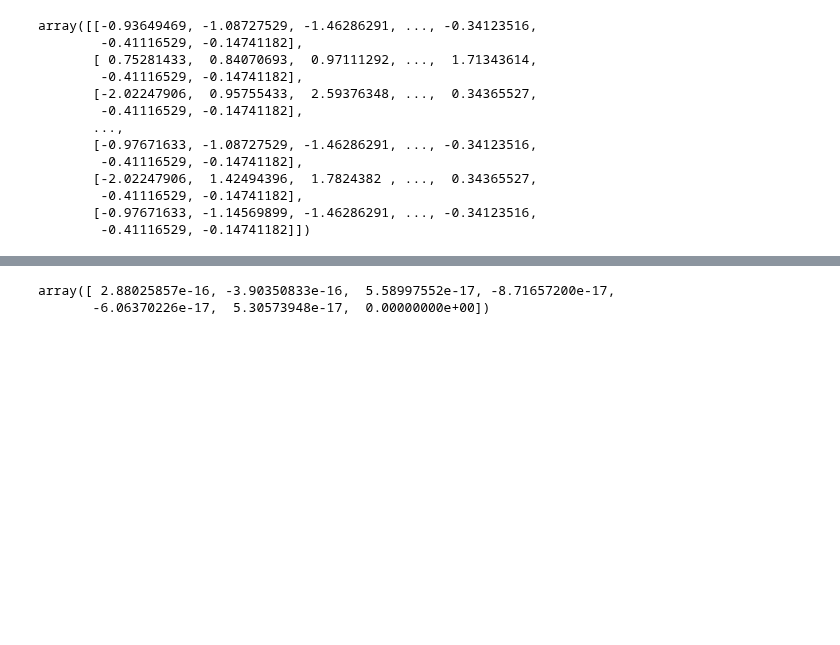
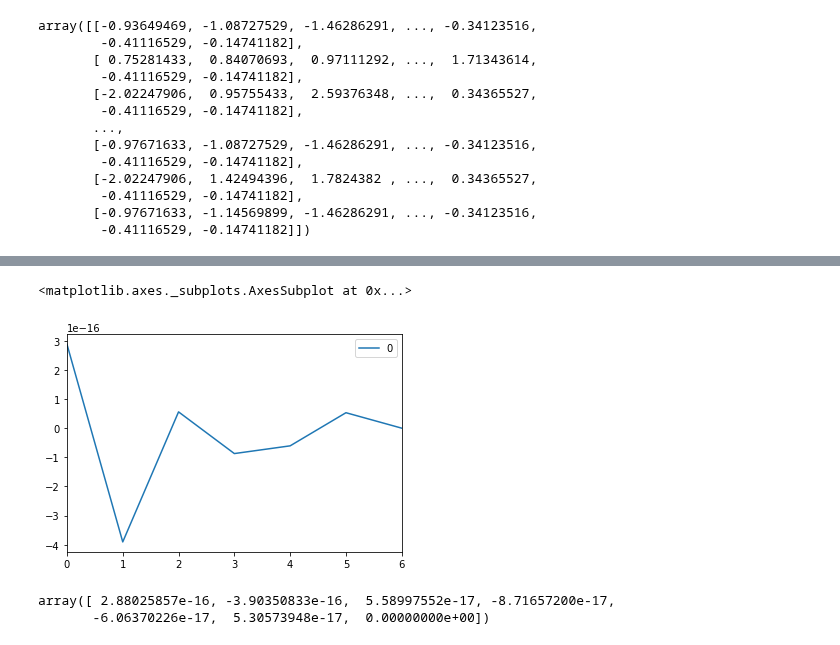
Before and after one commit to gtpgg1013/AI_docs, a Jupyter notebook: part4-ML/MLpy/Day21_0801.ipynb, the cells around one changed output, grey strips where cells are left out. Cells and saved outputs as stored; diff of their text form; code cells hidden in the pictures; blank space fills up the shorter version.

```diff
--- a/part4-ML/MLpy/Day21_0801.ipynb
+++ b/part4-ML/MLpy/Day21_0801.ipynb
@@ -442,3 +526,8 @@ array([[-0.93649469, -1.08727529, -1.46286291, ..., -0.34123516,
+# %%
+pd.DataFrame(X_std.mean(axis=0)).plot()
+# %% [output]
+<matplotlib.axes._subplots.AxesSubplot at 0x...>
+[figure, added]
 # %%
 # 공분산행렬
 mean_vec = np.mean(X_std, axis=0)
```
Also changed, not shown: parts of 72 cells of this notebook, 4 other files.
